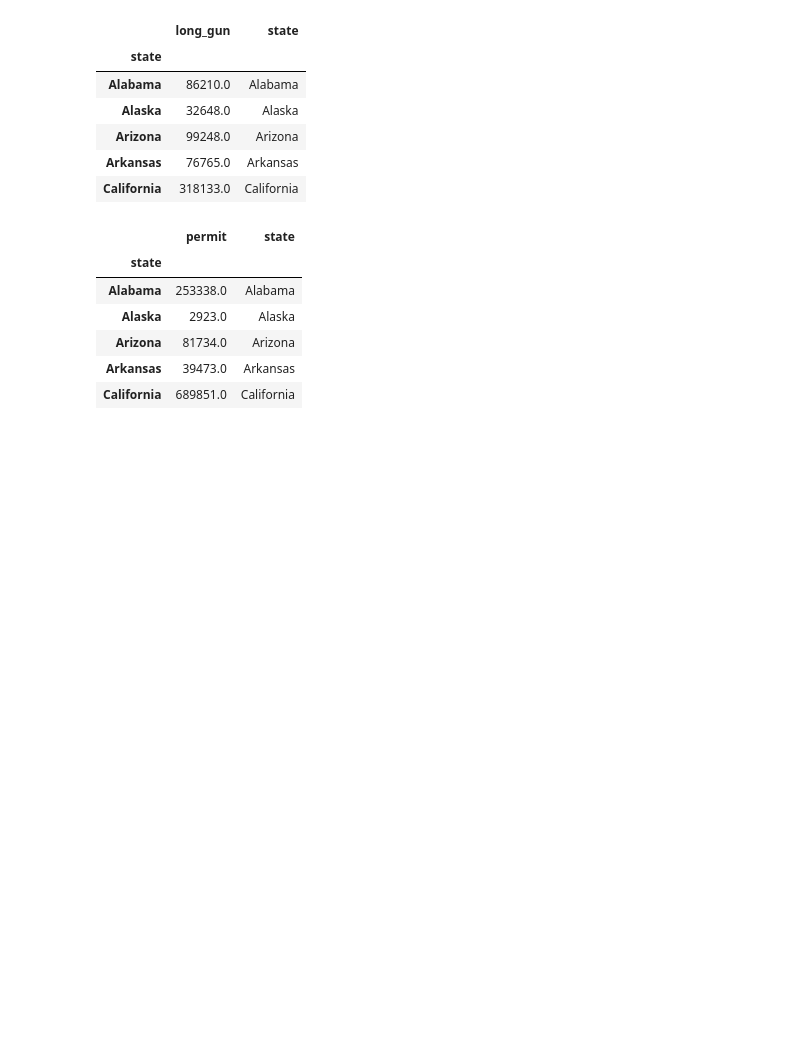
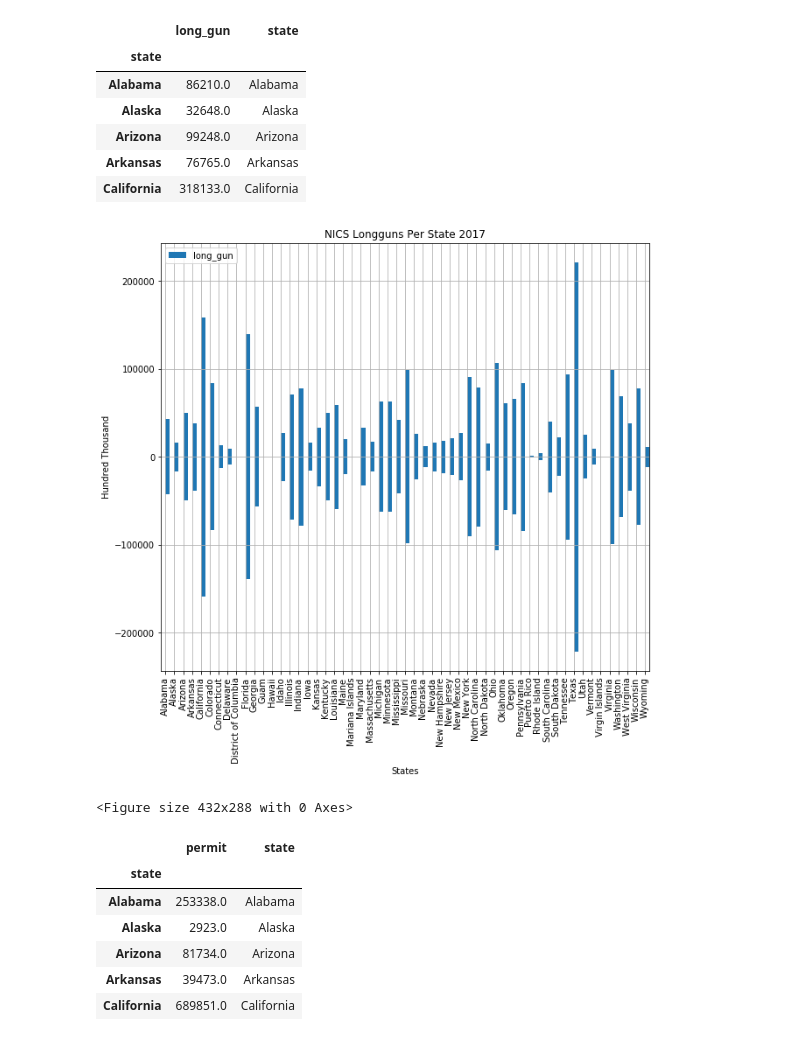
Before and after one commit to vabigdatamover/dream-team, a Jupyter notebook: GraphingFirearms_v1_Gene.ipynb, the cells around one changed output. Saved outputs shown, nothing was run; the diff lists cells and outputs as text; code cells hidden in the pictures; blank space fills up the shorter version.

```diff
--- a/GraphingFirearms_v1_Gene.ipynb
+++ b/GraphingFirearms_v1_Gene.ipynb
@@ -101,4 +112,18 @@ longgun_df.head()
 | Arizona | 99248.0 | Arizona |
 | Arkansas | 76765.0 | Arkansas |
 | California | 318133.0 | California |
+# %%
+ax1 = longgun_df.plot.bar(x='state', y='long_gun',figsize=(10,9), orientation='horizontal')
+
+# Adding grid, title, and labels
+plt.grid(True)
+plt.title('NICS Longguns Per State 2017')
+plt.xlabel('States')
+plt.ylabel('Hundred Thousand')
+#plt.gcf().invert_yaxis()
+plt.show()
+plt.savefig('output/longguns2017.png', bbox_inches="tight")
+# %% [output]
+[figure, added]
+<Figure size 432x288 with 0 Axes>
 # %%
```
Also changed, not shown: parts of 6 cells of this notebook, 3 other files.
